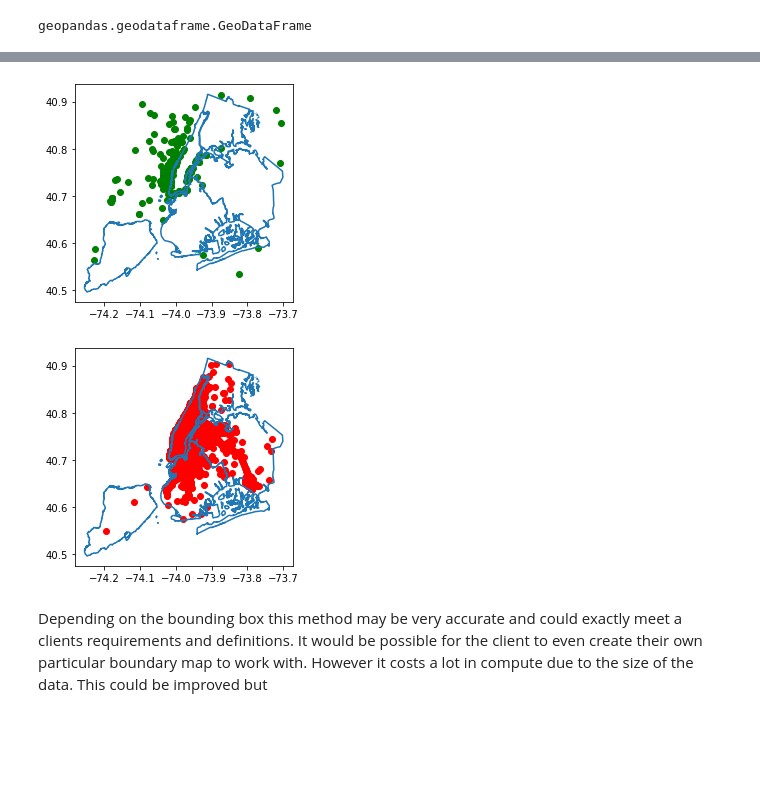
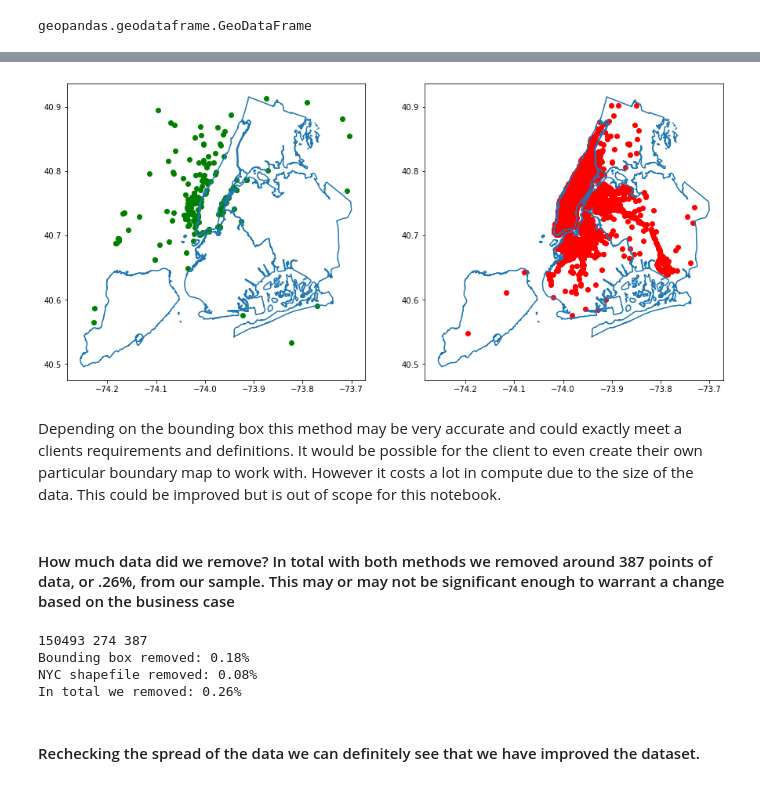
Before and after one commit to FrancoScopelliti/Taxi-Data-Cleaning, a Jupyter notebook: coordCleaningNYCBound.ipynb, the cells around one changed output, grey strips where cells are left out. Drawn from its saved outputs; the diff is of its cells as text; code cells hidden in the pictures; blank space fills up the shorter version.

Commit message:
added more comments and made better graphs

```diff
--- a/coordCleaningNYCBound.ipynb
+++ b/coordCleaningNYCBound.ipynb
@@ -245,17 +263,31 @@ out_points = pointInPolys['geometry'][pointInPolys['boro_name'].isnull()]
 # %%
-fig, ax = plt.pyplot.subplots()
-shape.boundary.plot(ax=ax)
-out_points.head(1000).plot(ax=ax, color = 'green')
+fig, (ax1, ax2) = plt.pyplot.subplots(ncols = 2, figsize = (15,15))
+shape.boundary.plot(ax=ax1)
+out_points.head(100000).plot(ax=ax1, color = 'green')
+shape.boundary.plot(ax=ax2)
+gpd.GeoDataFrame(pointInPolys['geometry'][pointInPolys['boro_name'].notnull()].head(100000)).plot(ax = ax2, color = 'red')
 plt.pyplot.show()
 # %% [output]
-[figure, old version]
+[figure, new version]
-# %%
-fig, ax = plt.pyplot.subplots()
-shape.boundary.plot(ax=ax)
-gpd.GeoDataFrame(pointInPolys['geometry'][pointInPolys['boro_name'].notnull()].head(100000)).plot(ax = ax, color = 'red')
-plt.pyplot.show()
-# %% [output]
-[figure, removed]
 # %% [markdown]
-Depending on the bounding box this method may be very accurate and could exactly meet a clients requirements and definitions. It would be possible for the client to even create their own particular boundary map to work with. However it costs a lot in compute due to the size of the data. This could be improved but
+Depending on the bounding box this method may be very accurate and could exactly meet a clients requirements and definitions. It would be possible for the client to even create their own particular boundary map to work with. However it costs a lot in compute due to the size of the data. This could be improved but is out of scope for this notebook.
+# %% [markdown]
+#### How much data did we remove? In total with both methods we removed around 387 points of data, or .26%, from our sample. This may or may not be significant enough to warrant a change based on the business case
+# %%
+original = df.shape[0]
+bounded = pointInPolys[pointInPolys['boro_name'].isnull()].shape[0]
+cleaned = original - pointInPolys[pointInPolys['boro_name'].notnull()].shape[0]
+shapefile = cleaned - bounded
+
+print(original, bounded, cleaned)
+print("Bounding box removed: " + str(round(bounded/original * 100, 2)) + "%")
+print("NYC shapefile removed: " + str(round(shapefile/original * 100, 2)) + "%")
+print("In total we removed: " + str(round(cleaned/original * 100, 2)) + "%")
+# %% [output]
+150493 274 387
+Bounding box removed: 0.18%
+NYC shapefile removed: 0.08%
+In total we removed: 0.26%
+# %% [markdown]
+#### Rechecking the spread of the data we can definitely see that we have improved the dataset.
 # %%
```
Also changed, not shown: parts of 10 cells of this notebook.
